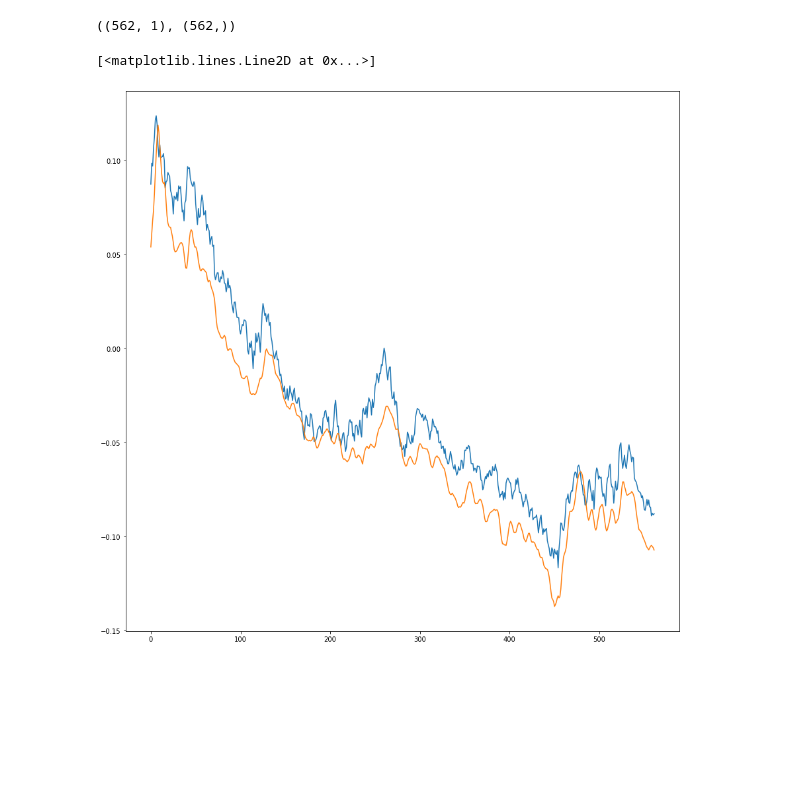
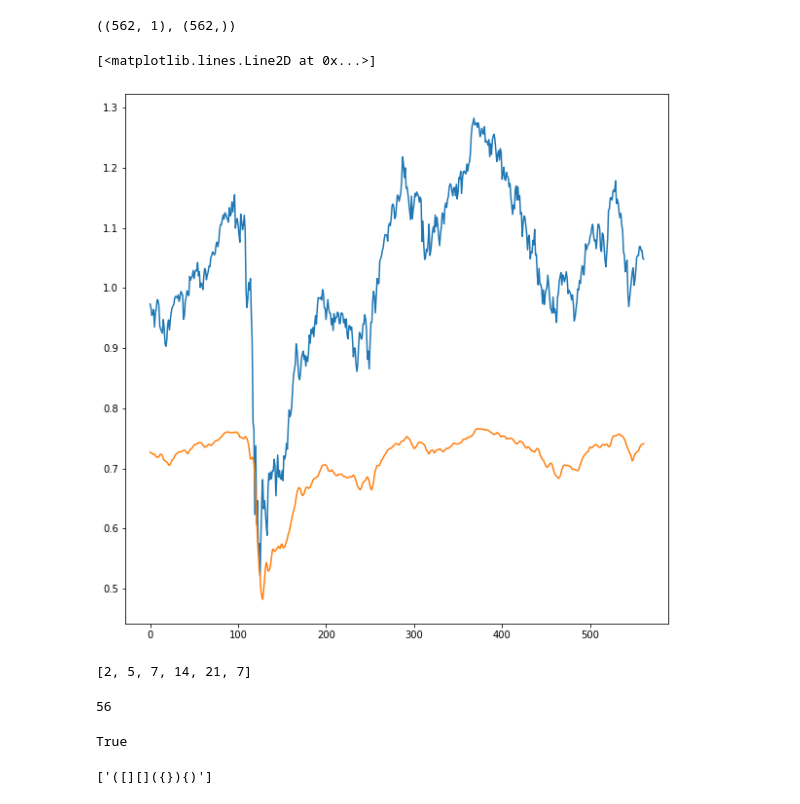
Before and after one commit to bulend-karadag/Recurrent-Neural-Network-Project, a Jupyter notebook: stockMarket.ipynb, the cells around one changed output. Saved outputs shown, nothing was run; the diff lists cells and outputs as text; code cells hidden in the pictures; blank space fills up the shorter version.

```diff
--- a/stockMarket.ipynb
+++ b/stockMarket.ipynb
@@ -65,0 +142,13 @@ sns.heatmap(corr,
+# %%
+import numpy as np
+from sklearn.inspection import permutation_importance
+
+model = LinearRegression().fit(X_train, y_train) # Fit model
+permutation_score = permutation_importance(model, X_train, y_train, n_repeats=100) # Perform Permutation
+
+importance_df = pd.DataFrame(np.vstack((X_train.columns,
+                                        permutation_score.importances_mean)).T) # Unstack results
+
+importance_df.columns=['feature','feature importance']
+
+importance_df.sort_values(by="feature importance", ascending = False) # Order by importance
@@ -88,8 +190,8 @@ stock_data_len = df_train['bovespa'].count()
 X_train = []
 y_train = []
 for i in range(sequence, stock_data_len):
-    X_train.append(df_train_ordered.iloc[i-sequence:i, 0:])
-    y_train.append(df_train_ordered.iloc[i, 0])
+    X_train.append(df_train.iloc[i-sequence:i, 0:])
+    y_train.append(df_train.iloc[i, 0])
 X_train = np.array(X_train)
 y_train = np.array(y_train)
 
@@ -97,8 +199,8 @@ stock_data_len = df_test['bovespa'].count()
 X_test = []
 y_test = []
 for i in range(sequence, stock_data_len):
-    X_test.append(df_test_ordered.iloc[i-sequence:i, 0:])
-    y_test.append(df_test_ordered.iloc[i, 0])
+    X_test.append(df_test.iloc[i-sequence:i, 0:])
+    y_test.append(df_test.iloc[i, 0])
 X_test = np.array(X_test)
 y_test = np.array(y_test)
 
@@ -114,14 +214,18 @@ X_train.shape[1]
 # %%
 def init_model():
     metric = metrics.MAPE
-    opt = optimizers.Adam(learning_rate=0.001)
+    opt = optimizers.Adam(learning_rate=0.0001)
 
     model = Sequential()
-    model.add(GRU(64, activation='tanh', input_shape=(X_train.shape[1],X_train.shape[2]),return_sequences=True))
+    model.add(GRU(144, activation='tanh', input_shape=(X_train.shape[1],X_train.shape[2]),return_sequences=True))
     model.add(Dropout(0.2))
-    model.add(GRU(32, activation='tanh',return_sequences=False))
+    model.add(GRU(72, activation='tanh',return_sequences=True))
     model.add(Dropout(0.2))
-    model.add(Dense(16, activation='relu'))
+    model.add(GRU(36, activation='tanh',return_sequences=True))
+    #model.add(Dropout(0.2))
+    model.add(GRU(18, activation='tanh',return_sequences=False))
+    model.add(Dense(9, activation='linear'))
+    model.add(Dense(3, activation='linear'))
     model.add(Dense(1, activation='linear'))
 
     model.compile(loss='mse',
@@ -140,6 +244,6 @@ es = EarlyStopping(monitor='val_loss', verbose=1, patience=20, restore_best_weig
 history = model.fit(X_train, y_train,
             validation_split=0.2,
             epochs=1000,
-            batch_size=64,
+            batch_size=32,
             callbacks=[es], verbose=0)
 # %% [output]
@@ -167,9 +271,43 @@ y_pred.shape, y_test.shape
 # %% [output]
 ((562, 1), (562,))
 # %%
-fig, ax = plt.subplots(figsize=(15,15))
+fig, ax = plt.subplots(figsize=(10,10))
 plt.plot(y_test)
 plt.plot(y_pred)
 # %% [output]
 [<matplotlib.lines.Line2D at 0x...>]
-[figure, old version]
+[figure, new version]
+# %%
+lista=['2','5','+','+','C','D','+','7']
+temp=[]
+for i, r in enumerate(lista):
+    try:
+        temp.append(int(r))
+    except:
+        if r =='+':
+            temp.append(temp[-1]+temp[-2])
+        elif r == 'C':
+            temp.pop()
+        elif r=='D':
+            temp.append(temp[-1]*2)
+temp
+# %% [output]
+[2, 5, 7, 14, 21, 7]
+# %%
+sum(temp)
+# %% [output]
+56
+# %%
+s='[[]([][]{}){)}]'
+s.count('[')==s.count(']')
+s[s.find('['):s.find(']')+1].count('{') == s[s.find('['):s.find(']')+1].count('}')
+s[s.find('['):s.find(']')+1].count('(') == s[s.find('['):s.find(']')+1].count(')')
+# %% [output]
+True
+# %%
+import re
+s= "[[]([][]({}){)}]"
+p = re.compile('\(.+\)')
+p.findall(s)
+# %% [output]
+['([][]({}){)']
```
Also changed, not shown: parts of 20 cells of this notebook, 1 other file.
